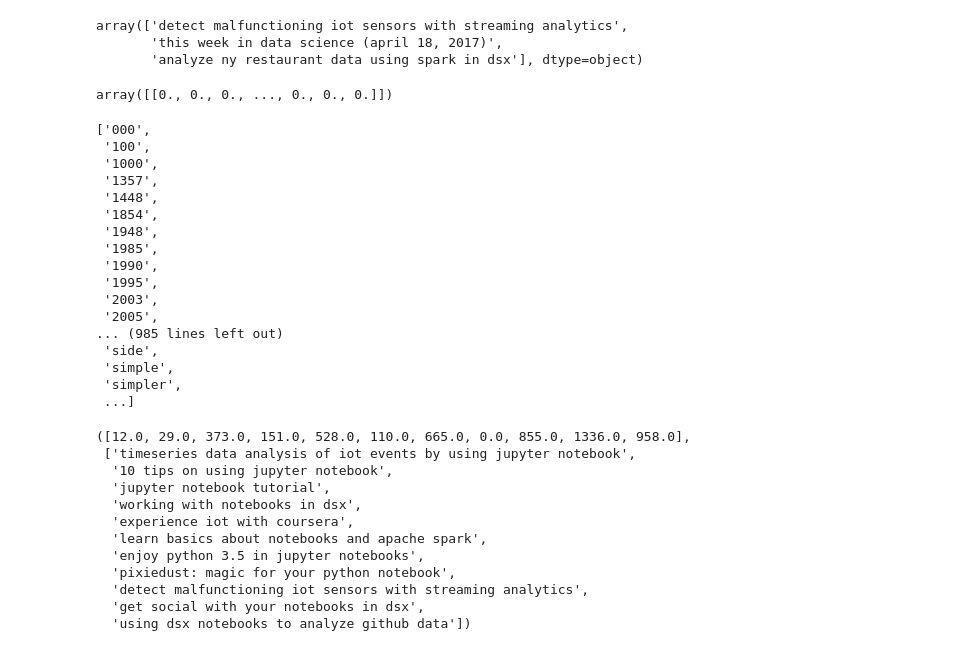
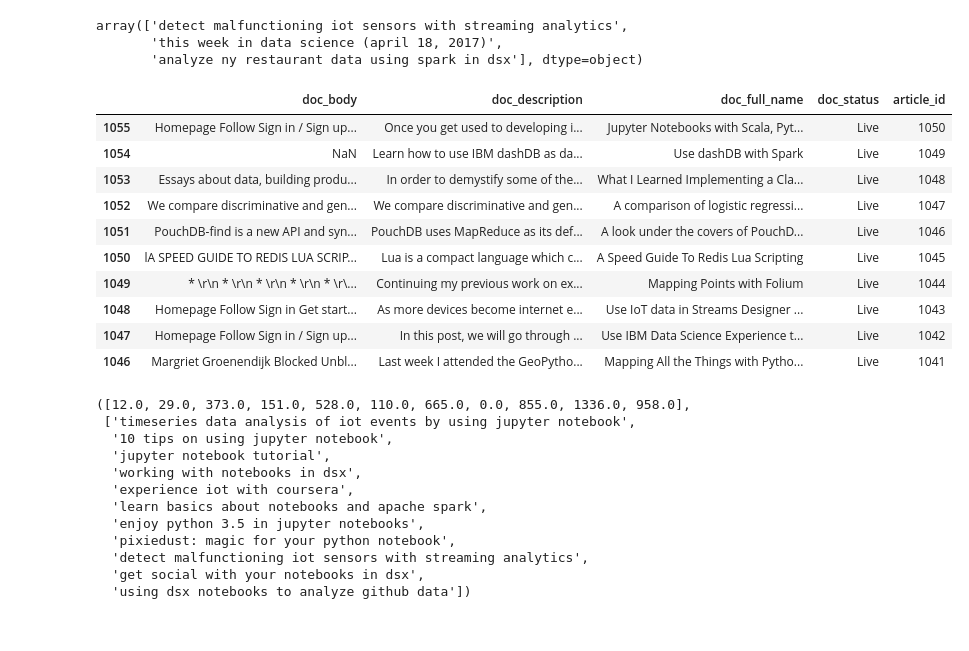
Before and after one commit to huli/dsnd, a Jupyter notebook: recommendations-with-ibm/Recommendations_with_IBM.ipynb, the cells around one changed output. Saved outputs shown, nothing was run; the diff lists cells and outputs as text; code cells hidden in the pictures.

```diff
--- a/recommendations-with-ibm/Recommendations_with_IBM.ipynb
+++ b/recommendations-with-ibm/Recommendations_with_IBM.ipynb
@@ -753,27 +750,17 @@ X = vectorizer.fit_transform(unique_articles.title.values)
 
 tfidf_matrix = pd.DataFrame(X.toarray(), columns=vectorizer.get_feature_names())
 tfidf_matrix.set_index(unique_articles.index, inplace=True)
-# %%
-vectorizer.transform(['this week in data science (april 18, 2017)']).toarray()
-# %% [output]
-array([[0., 0., 0., ..., 0., 0., 0.]])
-# %%
-vectorizer.get_feature_names()
-# %% [output]
-['000',
- '100',
- '1000',
- '1357',
- '1448',
- '1854',
- '1948',
- '1985',
- '1990',
- '1995',
- '2003',
- '2005',
-... (985 lines left out)
- 'side',
- 'simple',
- 'simpler',
- ...]
+# %%
+newest_articles = df_content.sort_values('article_id', ascending=False).head(10)['article_id'].values
+# %% [output]
+|  | doc_body | doc_description | doc_full_name | doc_status | article_id |
+| 1055 | Homepage Follow Sign in / Sign up... | Once you get used to developing i... | Jupyter Notebooks with Scala, Pyt... | Live | 1050 |
+| 1054 | NaN | Learn how to use IBM dashDB as da... | Use dashDB with Spark | Live | 1049 |
+| 1053 | Essays about data, building produ... | In order to demystify some of the... | What I Learned Implementing a Cla... | Live | 1048 |
+| 1052 | We compare discriminative and gen... | We compare discriminative and gen... | A comparison of logistic regressi... | Live | 1047 |
+| 1051 | PouchDB-find is a new API and syn... | PouchDB uses MapReduce as its def... | A look under the covers of PouchD... | Live | 1046 |
+| 1050 | lA SPEED GUIDE TO REDIS LUA SCRIP... | Lua is a compact language which c... | A Speed Guide To Redis Lua Scripting | Live | 1045 |
+| 1049 | * \r\n * \r\n * \r\n * \r\n * \r\... | Continuing my previous work on ex... | Mapping Points with Folium | Live | 1044 |
+| 1048 | Homepage Follow Sign in Get start... | As more devices become internet e... | Use IoT data in Streams Designer ... | Live | 1043 |
+| 1047 | Homepage Follow Sign in / Sign up... | In this post, we will go through ... | Use IBM Data Science Experience t... | Live | 1042 |
+| 1046 | Margriet Groenendijk Blocked Unbl... | Last week I attended the GeoPytho... | Mapping All the Things with Pytho... | Live | 1041 |
```
Also changed, not shown: parts of 8 cells of this notebook.
